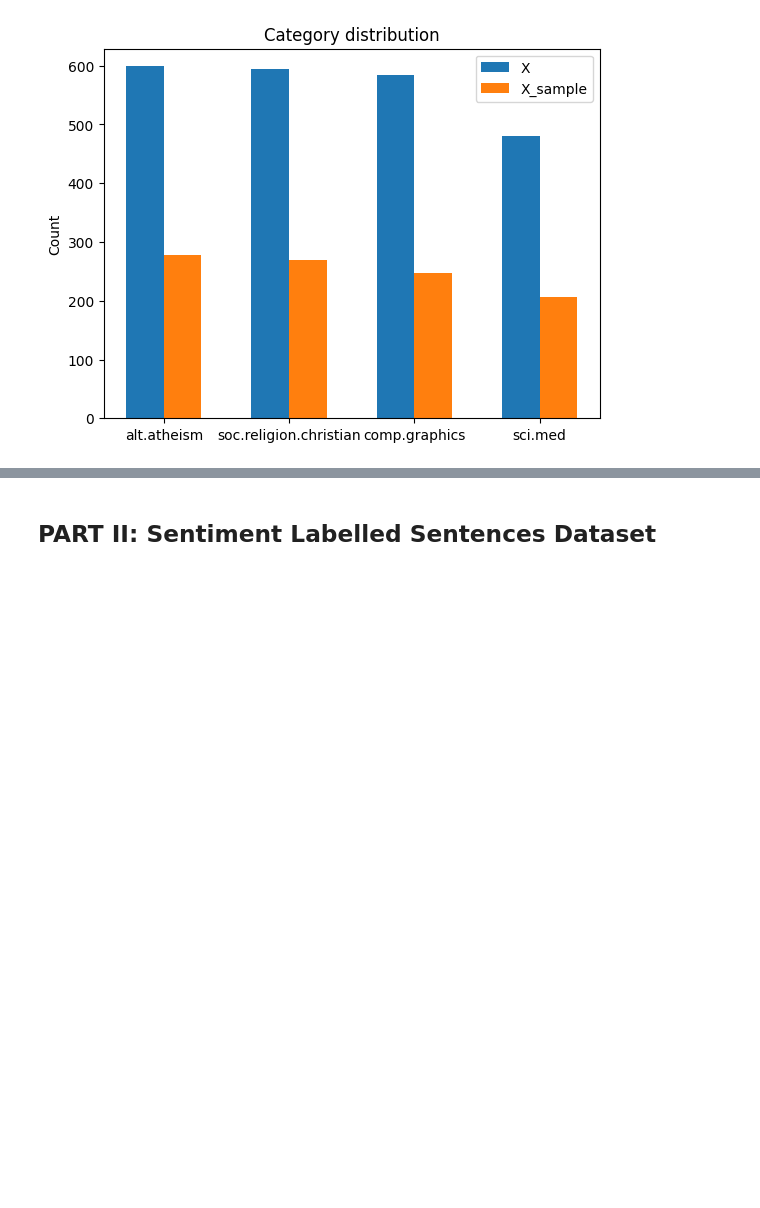
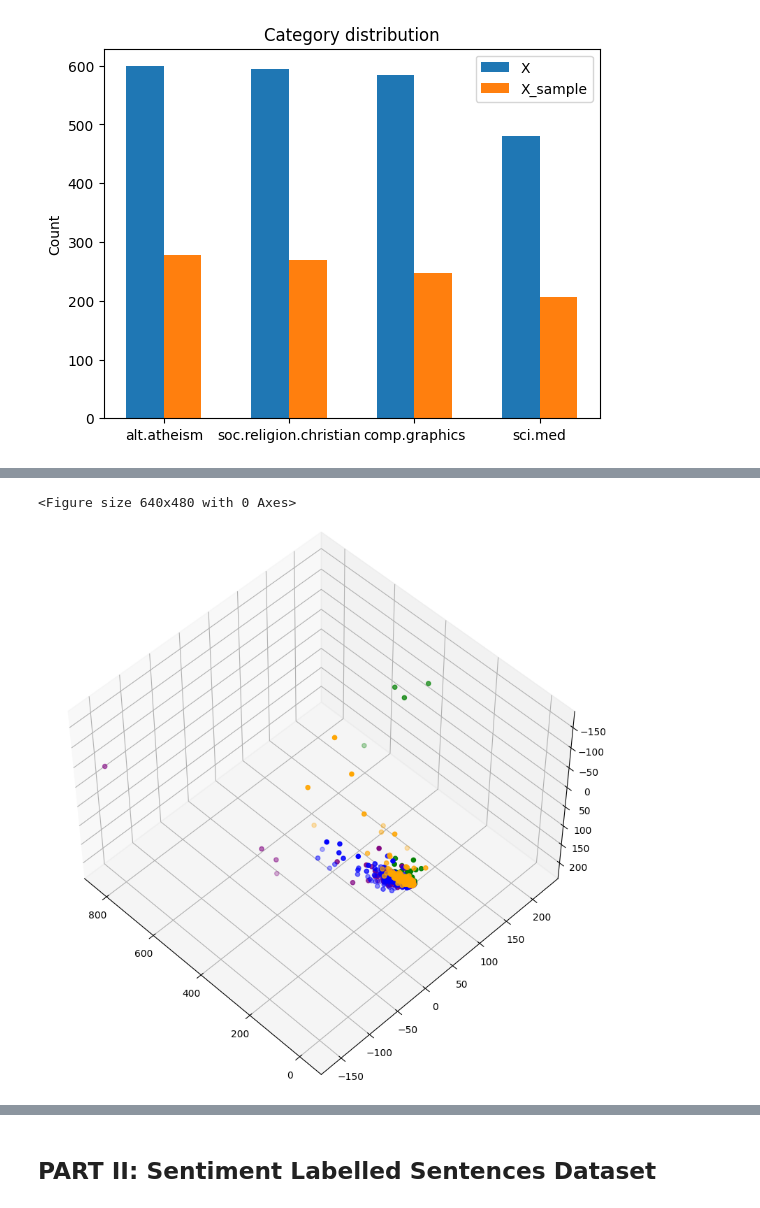
Before and after one commit to vlopez0392/DM2023-Lab1-Fork, a Jupyter notebook: Homework/DM2023_Lab1_Homework.ipynb, the cells around one changed output, grey strips where cells are left out. Cells and saved outputs as stored; diff of their text form; code cells hidden in the pictures; blank space fills up the shorter version.

```diff
--- a/Homework/DM2023_Lab1_Homework.ipynb
+++ b/Homework/DM2023_Lab1_Homework.ipynb
@@ -191,0 +272,6 @@ plt.show()
+# %%
+### Figure 2
+plot3D(X,X_reduced, -130, 45);
+# %% [output]
+<Figure size 640x480 with 0 Axes>
+[figure, added]
```
Also changed, not shown: parts of 22 cells of this notebook.
